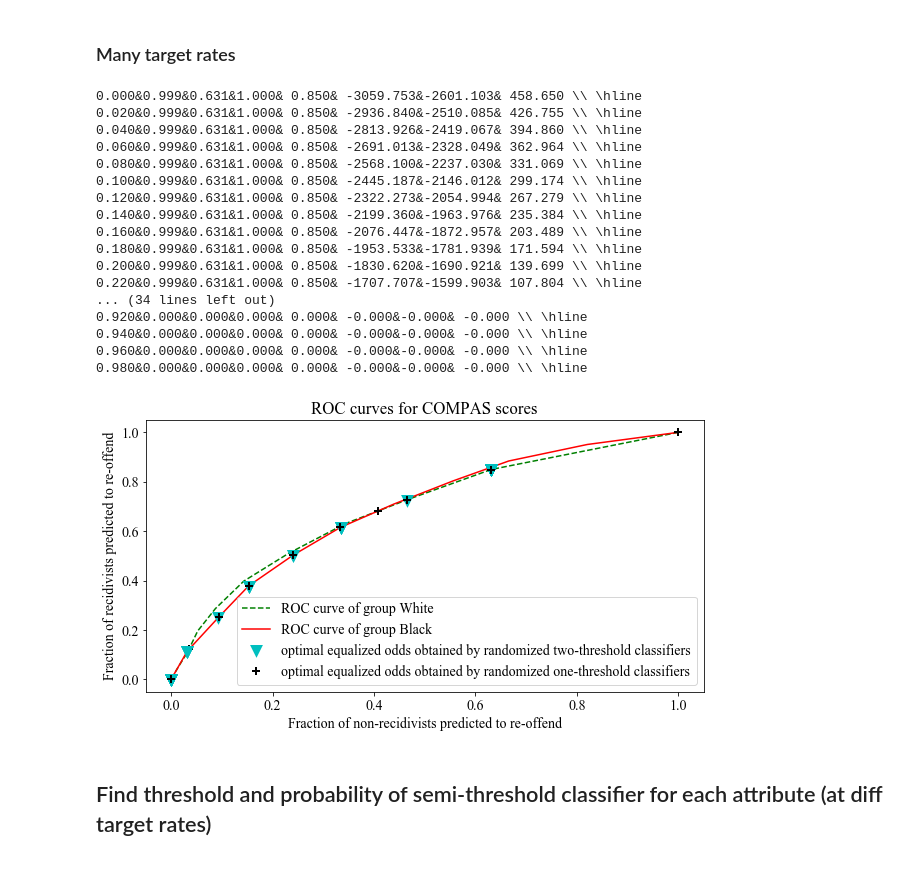
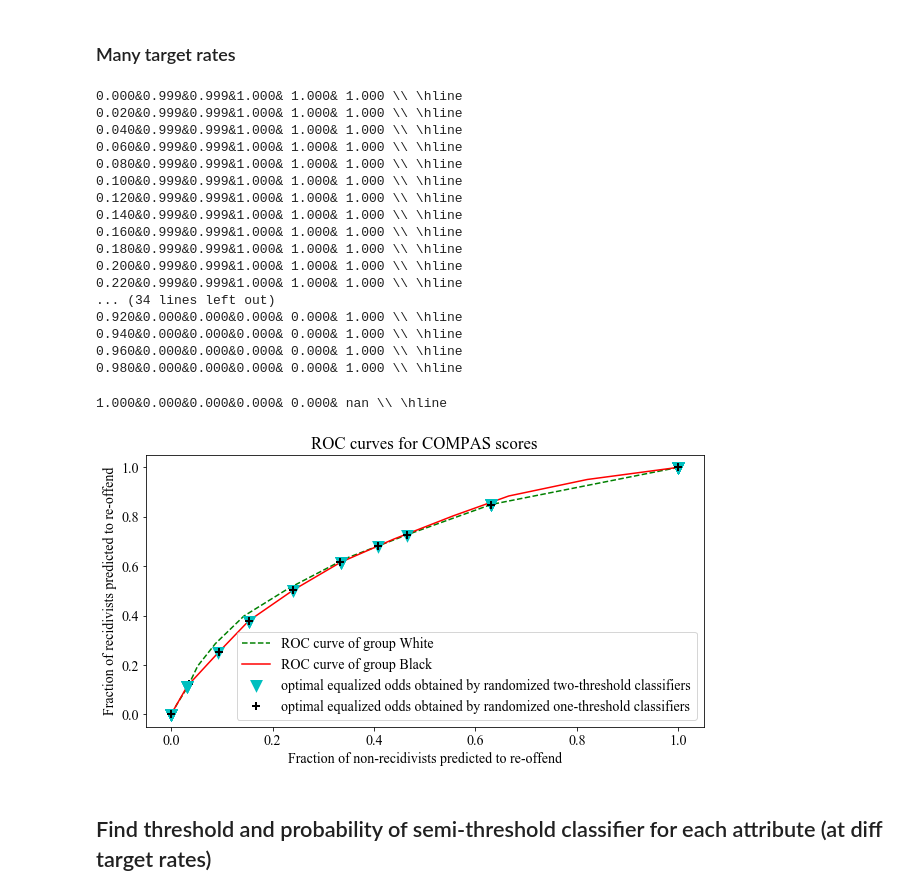
Before and after one commit to nrajanee/ExperimentsforEqOdsNondecreasingCondProbsPaper, a Jupyter notebook: explore_plot_data_compas.ipynb, the cells around one changed output. Saved outputs shown, nothing was run; the diff lists cells and outputs as text; code cells hidden in the pictures.

```diff
--- a/explore_plot_data_compas.ipynb
+++ b/explore_plot_data_compas.ipynb
@@ -215,56 +215,63 @@ plt.rcParams.update({'font.size': 14})
 plt.plot(data_fpr_White, data_tpr_White,'--g',label='ROC curve of group White')
 plt.plot(data_fpr_Black,data_tpr_Black,'-r',label='ROC curve of group Black')
 
-for target_rate in np.arange(0,1,0.02):
-    profit_semi, opt_fp_semi,opt_tp_semi = get_optimal_fp_tp_hardtf(totals, fraction_recidivists,target_rate,pointwise_min_df, eq_fpr)
+for target_rate in np.arange(0,1.02,0.02):
+    loss_semi, opt_fp_semi,opt_tp_semi = get_optimal_fp_tp_hardtf(totals, fraction_recidivists,target_rate,pointwise_min_df, eq_fpr)
     result = data.two_sided_optimum(target_rate) #same target rate we used for semi-threshold classifiers
-    profit_hps, opt_fp_hps, opt_tp_hps = result[0],result[1][1],result[1][0]
+    loss_hps, opt_fp_hps, opt_tp_hps = result[0],result[1][1],result[1][0]
+
+    if(loss_semi < loss_hps):
+        loss_hps = loss_semi
+        opt_tp_hps = opt_tp_semi
+        opt_fp_hps = opt_fp_semi
+
 
     plt.plot(opt_fp_hps, opt_tp_hps,'vc',mew=3, ms=8)
     plt.plot(opt_fp_semi,opt_tp_semi,'+k',mew=2, ms=8)
 
     #print('optimal fp from linear program assuming concave roc curves with target rate:' + str(target_rate) + '=', opt_fp_semi)
    # print('optimal tp from linear program assuming concave roc curves with target rate:' + str(target_rate) + '=', opt_tp_semi)
    # print('optimal profit from semi-threshold classifiers with target rate:' + str(target_rate) + '=', profit_semi)
 
    # print('optimal fp from Hardt,Price and Sebro\'s framework with target rate:' + str(target_rate) + '=' , opt_fp_hps)
    # print('optimal tp from Hardt,Price and Sebro\'s framework with target rate:' + str(target_rate) + '=', opt_tp_hps)
    # print('optimal profit from Hardt,Price and Sebro\'s framework with target rate:' + str(target_rate) + '=', profit_hps)
 
     print("{:.3f}".format(target_rate) + '&' + "{:.3f}".format(opt_fp_semi) + '&' + "{:.3f}".format(opt_fp_hps) + '&' +
-         "{:.3f}".format(opt_tp_semi) + '& ' +  "{:.3f}".format(opt_tp_hps) + '& ' + "{:.3f}".format(-profit_semi) + '&' +
-         "{:.3f}".format(-profit_hps) + '& ' + "{:.3f}".format(-(profit_hps - profit_semi)) + " \\\ \hline")
+         "{:.3f}".format(opt_tp_semi) + '& ' +  "{:.3f}".format(opt_tp_hps) + '& ' +
+          "{:.3f}".format(loss_semi/loss_hps) + " \\\ \hline")
 #get a trivial point value for target rate > 0.8
 
 plt.plot(opt_fp_hps, opt_tp_hps,'vc',mew=3, ms=8,label = 'optimal equalized odds obtained by randomized two-threshold classifiers')
 plt.plot(opt_fp_semi,opt_tp_semi,'+k',mew=2, ms=8,label = 'optimal equalized odds obtained by randomized one-threshold classifiers')
 
 plt.legend(loc=0)
 
 plt.xlabel('Fraction of non-recidivists predicted to re-offend')
 plt.ylabel('Fraction of recidivists predicted to re-offend')
 plt.title('ROC curves for COMPAS scores')
 plt.show()
 #f.savefig('figures/diff_cost_ratios_compas',dpi=300)
 # %% [output]
-0.000&0.999&0.631&1.000& 0.850& -3059.753&-2601.103& 458.650 \\ \hline
-0.020&0.999&0.631&1.000& 0.850& -2936.840&-2510.085& 426.755 \\ \hline
-0.040&0.999&0.631&1.000& 0.850& -2813.926&-2419.067& 394.860 \\ \hline
-0.060&0.999&0.631&1.000& 0.850& -2691.013&-2328.049& 362.964 \\ \hline
-0.080&0.999&0.631&1.000& 0.850& -2568.100&-2237.030& 331.069 \\ \hline
-0.100&0.999&0.631&1.000& 0.850& -2445.187&-2146.012& 299.174 \\ \hline
-0.120&0.999&0.631&1.000& 0.850& -2322.273&-2054.994& 267.279 \\ \hline
-0.140&0.999&0.631&1.000& 0.850& -2199.360&-1963.976& 235.384 \\ \hline
-0.160&0.999&0.631&1.000& 0.850& -2076.447&-1872.957& 203.489 \\ \hline
-0.180&0.999&0.631&1.000& 0.850& -1953.533&-1781.939& 171.594 \\ \hline
-0.200&0.999&0.631&1.000& 0.850& -1830.620&-1690.921& 139.699 \\ \hline
-0.220&0.999&0.631&1.000& 0.850& -1707.707&-1599.903& 107.804 \\ \hline
+0.000&0.999&0.999&1.000& 1.000& 1.000 \\ \hline
+0.020&0.999&0.999&1.000& 1.000& 1.000 \\ \hline
+0.040&0.999&0.999&1.000& 1.000& 1.000 \\ \hline
+0.060&0.999&0.999&1.000& 1.000& 1.000 \\ \hline
+0.080&0.999&0.999&1.000& 1.000& 1.000 \\ \hline
+0.100&0.999&0.999&1.000& 1.000& 1.000 \\ \hline
+0.120&0.999&0.999&1.000& 1.000& 1.000 \\ \hline
+0.140&0.999&0.999&1.000& 1.000& 1.000 \\ \hline
+0.160&0.999&0.999&1.000& 1.000& 1.000 \\ \hline
+0.180&0.999&0.999&1.000& 1.000& 1.000 \\ \hline
+0.200&0.999&0.999&1.000& 1.000& 1.000 \\ \hline
+0.220&0.999&0.999&1.000& 1.000& 1.000 \\ \hline
 ... (34 lines left out)
-0.920&0.000&0.000&0.000& 0.000& -0.000&-0.000& -0.000 \\ \hline
-0.940&0.000&0.000&0.000& 0.000& -0.000&-0.000& -0.000 \\ \hline
-0.960&0.000&0.000&0.000& 0.000& -0.000&-0.000& -0.000 \\ \hline
-0.980&0.000&0.000&0.000& 0.000& -0.000&-0.000& -0.000 \\ \hline
+0.920&0.000&0.000&0.000& 0.000& 1.000 \\ \hline
+0.940&0.000&0.000&0.000& 0.000& 1.000 \\ \hline
+0.960&0.000&0.000&0.000& 0.000& 1.000 \\ \hline
+0.980&0.000&0.000&0.000& 0.000& 1.000 \\ \hline
+1.000&0.000&0.000&0.000& 0.000& nan \\ \hline
-[figure, old version]
+[figure, new version]
 # %%
 %%markdown
 ## Find threshold and probability of semi-threshold classifier for each attribute (at diff target rates)
```
Also changed, not shown: parts of 7 cells of this notebook, 4 other files.
